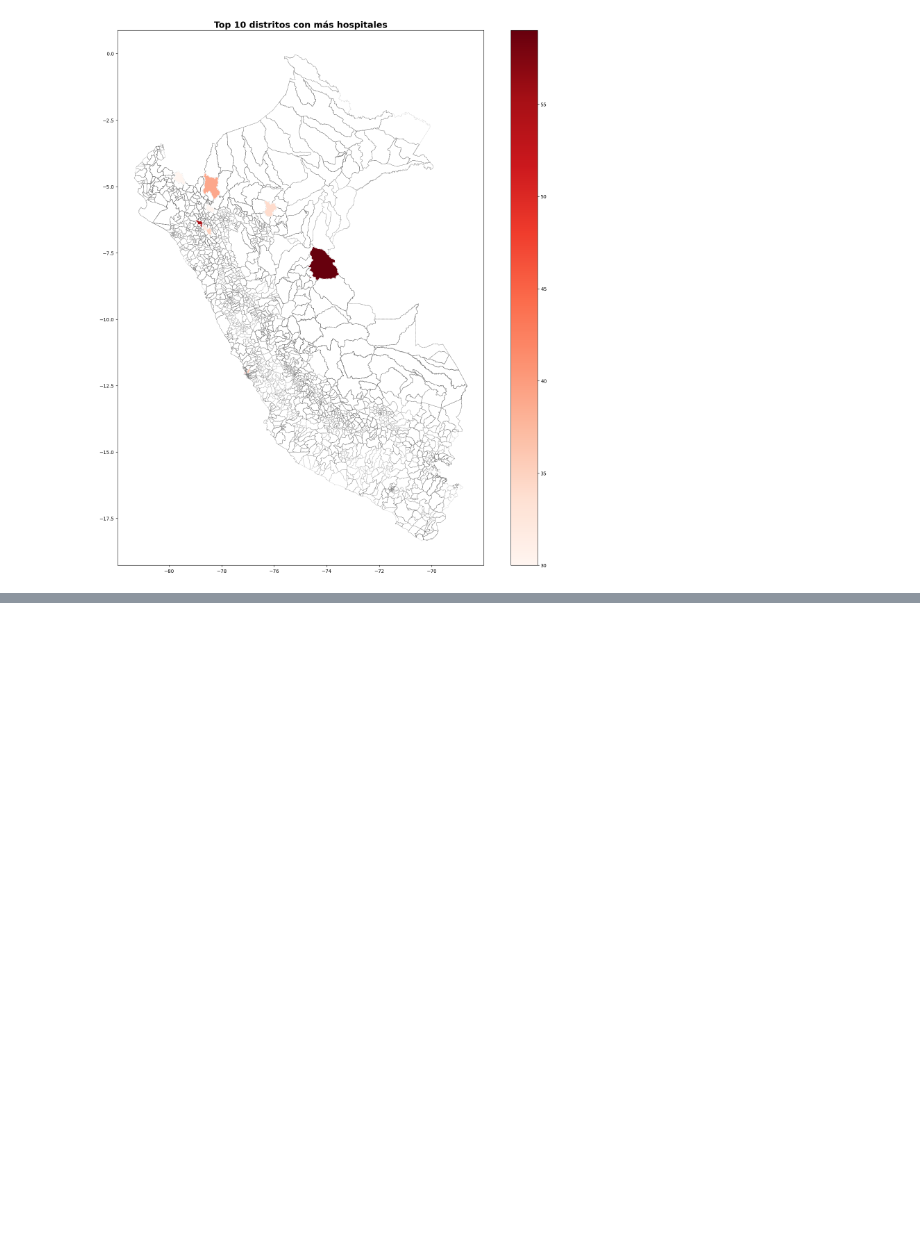
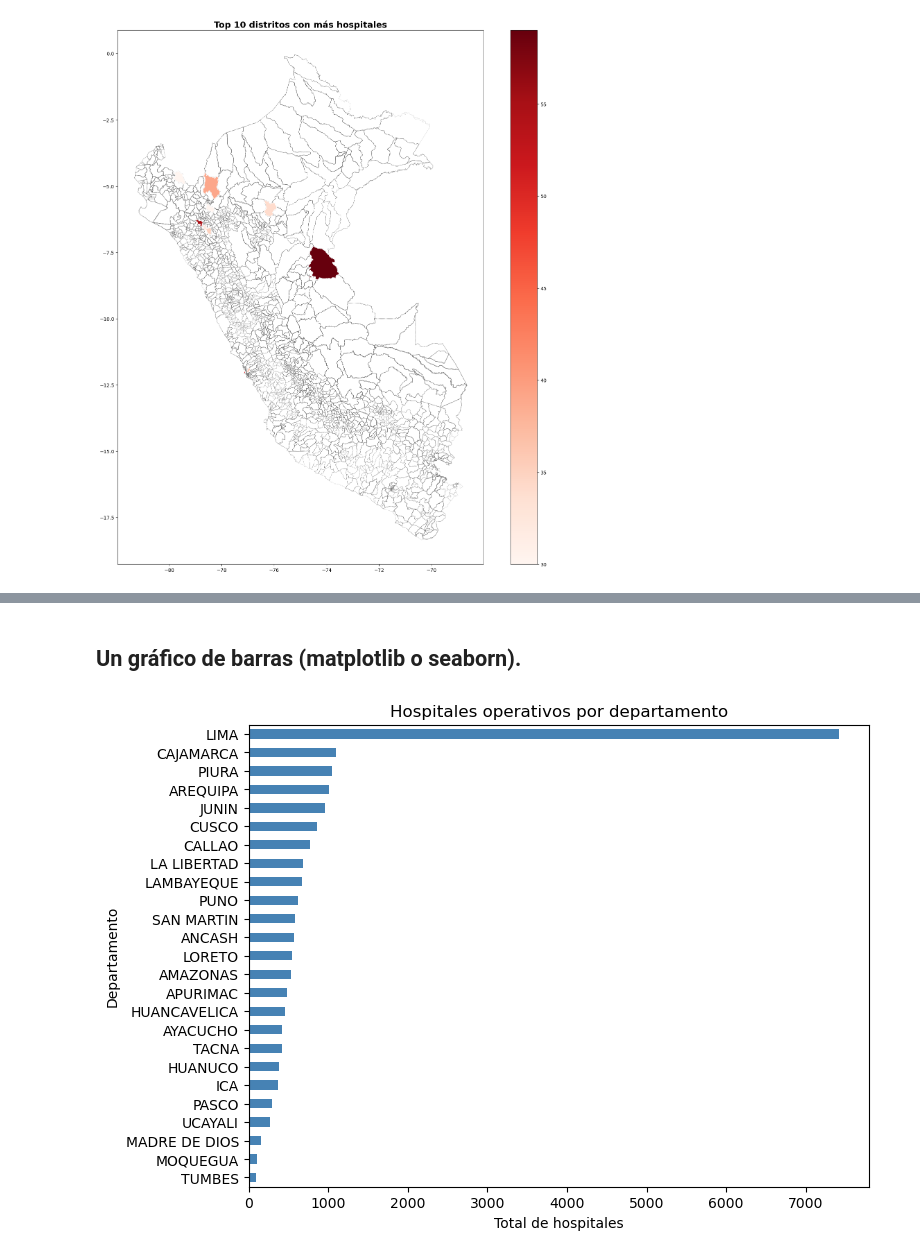
Before and after one commit to Azucena0126/Hospitals-Access-Peru, a Jupyter notebook: data/geopandas.ipynb, the cells around one changed output, grey strips where cells are left out. Saved outputs shown, nothing was run; the diff lists cells and outputs as text; code cells hidden in the pictures; blank space fills up the shorter version.

```diff
--- a/data/geopandas.ipynb
+++ b/data/geopandas.ipynb
@@ -153,0 +158,16 @@ plot_hospitales(dataset_cv, filtro="top10", titulo="Top 10 distritos con más ho
+# %%
+# Cargar y filtrar hospitales en funcionamiento
+df = pd.read_csv('../data/IPRESS.csv', encoding='latin-1')
+df = df[df['Condición'] == 'EN FUNCIONAMIENTO']
+# %%
+# Agregado a nivel departamental
+conteo_departamentos = (
+    df.groupby('Departamento')['Nombre del establecimiento']
+    .count()
+    .reset_index()
+    .rename(columns={'Nombre del establecimiento': 'Total_Hospitales_Operativos'})
+    .sort_values('Total_Hospitales_Operativos', ascending=False)
+)
+
+# Resultado
+conteo_departamentos
@@ -153,0 +243,19 @@ plot_hospitales(dataset_cv, filtro="top10", titulo="Top 10 distritos con más ho
+# %% [markdown]
+## Un gráfico de barras (matplotlib o seaborn).
+# %%
+
+# Ordenamos de mayor a menor
+tabla_resumen = conteo_departamentos.sort_values("Total_Hospitales_Operativos", ascending=False)
+
+# Gráfico de barras horizontal
+tabla_resumen.plot(
+    x="Departamento", y="Total_Hospitales_Operativos",
+    kind="barh", figsize=(8,6), legend=False, color="steelblue"
+)
+
+plt.gca().invert_yaxis()
+plt.title("Hospitales operativos por departamento")
+plt.xlabel("Total de hospitales")
+plt.show()
+# %% [output]
+[figure, added]
```
Also changed, not shown: parts of 11 cells of this notebook, 2 other files.
